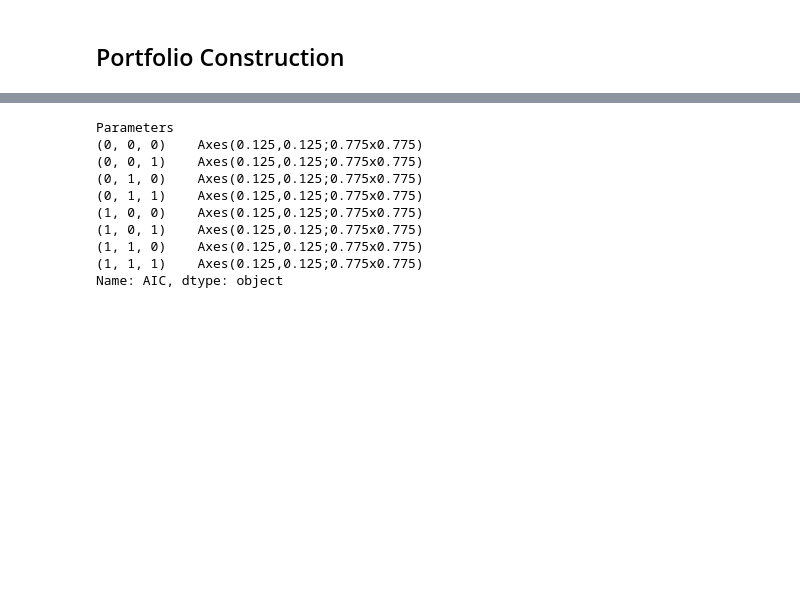
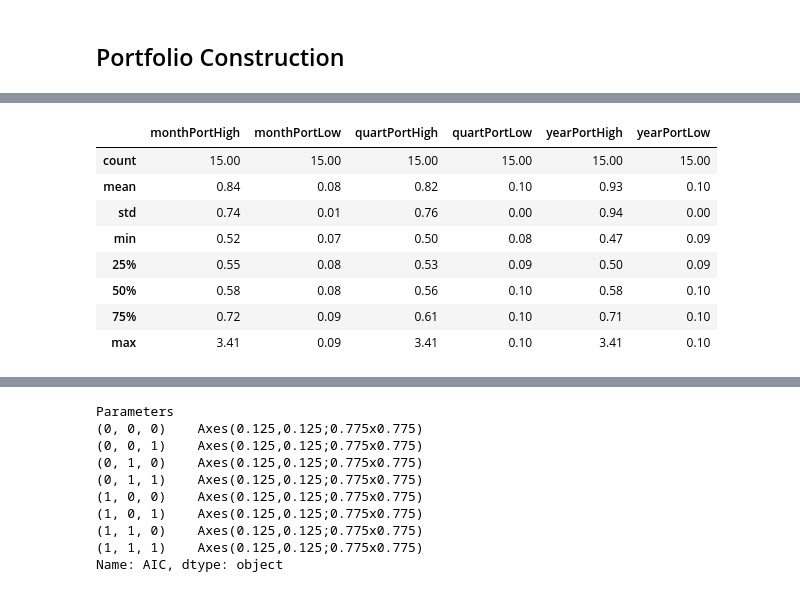
Before and after one commit to kkillion43/Quant-Finance-Project, a Jupyter notebook: StocksModeling.ipynb, the cells around one changed output, grey strips where cells are left out. Drawn from its saved outputs; the diff is of its cells as text; code cells hidden in the pictures; blank space fills up the shorter version.

```diff
--- a/StocksModeling.ipynb
+++ b/StocksModeling.ipynb
@@ -418,0 +337,56 @@ df_3M = dfMajor.copy()
+# %%
+dfPortQHigh = pd.DataFrame()
+dfPortQLow = pd.DataFrame()
+dfPortMHigh = pd.DataFrame()
+dfPortMLow = pd.DataFrame()
+dfPortYHigh = pd.DataFrame()
+dfPortYLow = pd.DataFrame()
+
+
+# 2015: Top 15 tickers for highest Quarterly volatility average
+thisTmp = dfQuarterly[(dfQuarterly.index.get_level_values('Date') < '2015') & \
+                     (dfQuarterly.index.get_level_values('Ticker').isin(['SPY','BRKB']) == False)]
+
+dfPortQHigh['quartPortHigh'] = thisTmp[thisTmp.index.get_level_values('Date') == thisTmp.index.get_level_values('Date').max()]\
+[('Volatility', 'mean')].sort_values(ascending=False)[:15]
+
+dfPortQLow['quartPortLow'] = thisTmp[thisTmp.index.get_level_values('Date') == thisTmp.index.get_level_values('Date').max()]\
+[('Volatility', 'mean')].sort_values(ascending=True)[:15]
+
+
+# 2015: Top 15 tickers for highest Monthly volatility average
+thisTmp = dfMonth[(dfMonth.index.get_level_values('Date') < '2015') & \
+                     (dfMonth.index.get_level_values('Ticker').isin(['SPY','BRKB']) == False)]
+
+dfPortMHigh['monthPortHigh'] = thisTmp[thisTmp.index.get_level_values('Date') == thisTmp.index.get_level_values('Date').max()]\
+[('Volatility', 'mean')].sort_values(ascending=False)[:15]
+
+dfPortMLow['monthPortLow'] = thisTmp[thisTmp.index.get_level_values('Date') == thisTmp.index.get_level_values('Date').max()]\
+[('Volatility', 'mean')].sort_values(ascending=True)[:15]
+
+# 2015: Top 15 tickers for highest Anuual volatility average
+thisTmp = dfYearly[(dfYearly.index.get_level_values('Date') < '2015') & \
+                     (dfYearly.index.get_level_values('Ticker').isin(['SPY','BRKB']) == False)]
+
+dfPortYHigh['yearPortHigh'] = thisTmp[thisTmp.index.get_level_values('Date') == thisTmp.index.get_level_values('Date').max()]\
+[('Volatility', 'mean')].sort_values(ascending=False)[:15]
+
+dfPortYLow['yearPortLow'] = thisTmp[thisTmp.index.get_level_values('Date') == thisTmp.index.get_level_values('Date').max()]\
+[('Volatility', 'mean')].sort_values(ascending=True)[:15]
+
+allPorts = pd.concat([dfPortYHigh.reset_index(), dfPortYLow.reset_index(),
+                 dfPortQHigh.reset_index(), dfPortQLow.reset_index(),
+                 dfPortMHigh.reset_index(), dfPortMLow.reset_index()])
+
+# allPorts.to_csv('AllPortfolios.csv')
+allPorts.describe()
+# %% [output]
+|  | monthPortHigh | monthPortLow | quartPortHigh | quartPortLow | yearPortHigh | yearPortLow |
+| count | 15.00 | 15.00 | 15.00 | 15.00 | 15.00 | 15.00 |
+| mean | 0.84 | 0.08 | 0.82 | 0.10 | 0.93 | 0.10 |
+| std | 0.74 | 0.01 | 0.76 | 0.00 | 0.94 | 0.00 |
+| min | 0.52 | 0.07 | 0.50 | 0.08 | 0.47 | 0.09 |
+| 25% | 0.55 | 0.08 | 0.53 | 0.09 | 0.50 | 0.09 |
+| 50% | 0.58 | 0.08 | 0.56 | 0.10 | 0.58 | 0.10 |
+| 75% | 0.72 | 0.09 | 0.61 | 0.10 | 0.71 | 0.10 |
+| max | 3.41 | 0.09 | 3.41 | 0.10 | 3.41 | 0.10 |
```
Also changed, not shown: parts of 10 cells of this notebook.
